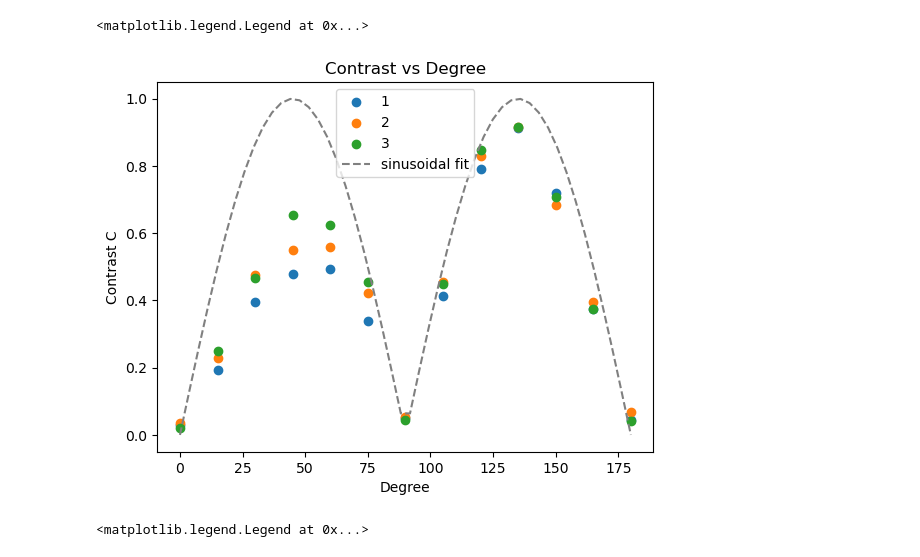
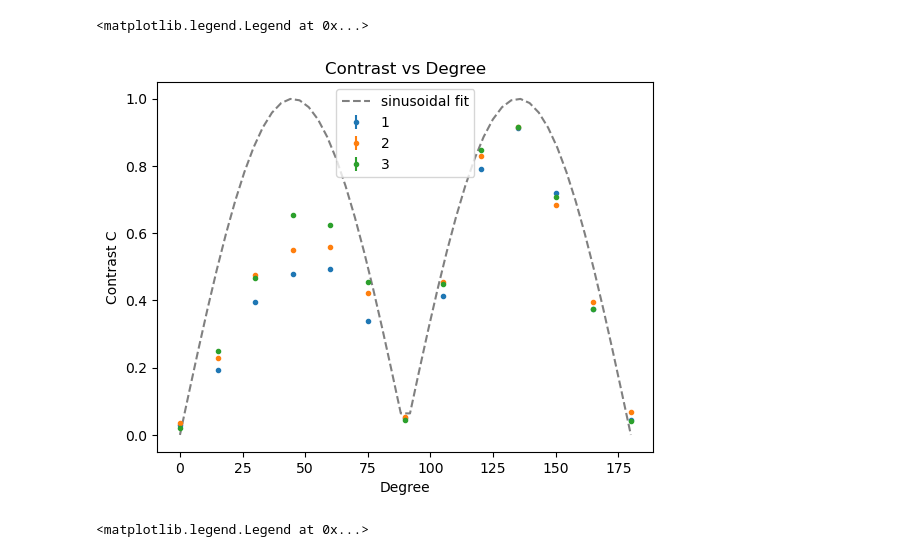
Before and after one commit to CelinaWieberg01/FP, a Jupyter notebook: M_v64/test.ipynb, the cells around one changed output. Cells and saved outputs as stored; diff of their text form; code cells hidden in the pictures.

```diff
--- a/M_v64/test.ipynb
+++ b/M_v64/test.ipynb
@@ -7,37 +7,37 @@ from uncertainties import ufloat
 deg, Vmax1, Vmin1 = np.genfromtxt("data/contrast1.txt", unpack=True)
 Vmax2, Vmin2 = np.genfromtxt("data/contrast2.txt", usecols=(1,2),unpack=True)
 Vmax3, Vmin3 = np.genfromtxt("data/contrast3.txt", usecols=(1,2),unpack=True)
 
 Vmax1_err = np.ones(len(Vmax1))*0.1*Vmax1
 Vmin1_err = np.ones(len(Vmin1))*0.1*Vmin1
 Vmax2_err = np.ones(len(Vmax2))*0.1*Vmax2
 Vmin2_err = np.ones(len(Vmin2))*0.1*Vmin2
 Vmax3_err = np.ones(len(Vmax3))*0.1*Vmax3
 Vmin3_err = np.ones(len(Vmin3))*0.1*Vmin3
 
 V_max1 = [ufloat(val, err) for val, err in zip(Vmax1, Vmax1_err)]
 V_min1 = [ufloat(val, err) for val, err in zip(Vmin1, Vmin1_err)]
 V_max2 = [ufloat(val, err) for val, err in zip(Vmax2, Vmax2_err)]
 V_min2 = [ufloat(val, err) for val, err in zip(Vmin2, Vmin2_err)]
 V_max3 = [ufloat(val, err) for val, err in zip(Vmax3, Vmax3_err)]
 V_min3 = [ufloat(val, err) for val, err in zip(Vmin3, Vmin3_err)]
 
 C1 = np.abs((Vmax1 - Vmin1) / (Vmax1 + Vmin1))
 C2 = np.abs((Vmax2 - Vmin2) / (Vmax2 + Vmin2))
 C3 = np.abs((Vmax3 - Vmin3) / (Vmax3 + Vmin3))
 
 
-plt.errorbar(deg, unp.nominal_value(C1), label="1")
-plt.errorbar(deg, unp.nominal_value(C2), label="2")
-plt.errorbar(deg, unp.nominal_value(C3), label="3")
+plt.errorbar(deg, unp.nominal_value(C1), yerr=unp.std_dev(C1), fmt=".", label="1")
+plt.errorbar(deg, unp.nominal_value(C2), yerr=unp.std_dev(C1), fmt=".", label="2")
+plt.errorbar(deg, unp.nominal_value(C3), yerr=unp.std_dev(C1), fmt=".", label="3")
 plt.plot(np.linspace(0,180), np.abs(np.sin(2*np.radians(np.linspace(0,180)))), color="gray", linestyle="dashed", label="sinusoidal fit")
 plt.xlabel("Degree")
 plt.ylabel("Contrast C")
 plt.title("Contrast vs Degree")
 plt.legend()
 # %% [output]
 <matplotlib.legend.Legend at 0x...>
-[figure, old version]
+[figure, new version]
 # %%
 plt.scatter(deg, Vmax1, color="lightblue", label="Max 1")
 plt.scatter(deg, Vmax2, color="blue", label="Max 2")
```
Also changed, not shown: parts of 1 cell of this notebook, 3 other files.
